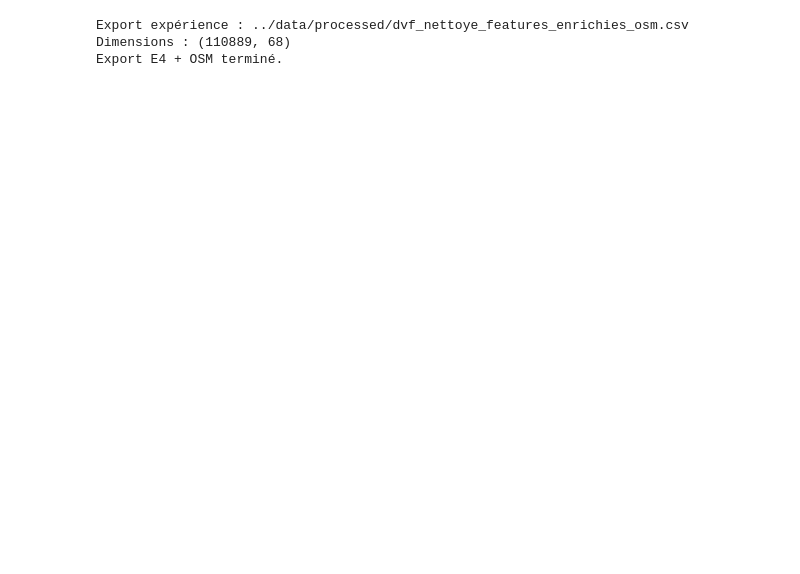
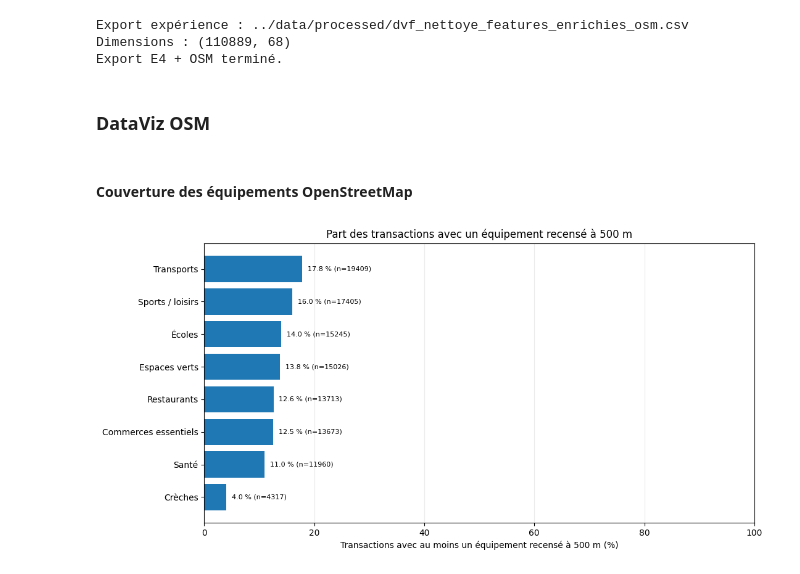
Before and after one commit to DataScientest-Studio/jul26_bds_compagnon_immo, a Jupyter notebook: notebooks/09_dvf_insee_enrichissement_features_osm.ipynb, the cells around one changed output. Cells and saved outputs as stored; diff of their text form; code cells hidden in the pictures; blank space fills up the shorter version.

```diff
--- a/notebooks/07_enrichissement_dvf_insee_features_enrichies_osm.ipynb
+++ b/notebooks/09_dvf_insee_enrichissement_features_osm.ipynb
@@ -429,3 +429,5 @@ E4 + OSM : (110889, 77)
 Export expérience : ../data/processed/dvf_nettoye_features_enrichies_osm.csv
 Dimensions : (110889, 68)
 Export E4 + OSM terminé.
+# %% [markdown]
+### DataViz OSM
@@ -431,0 +465,60 @@ Export E4 + OSM terminé.
+# %% [markdown]
+#### Couverture des équipements OpenStreetMap
+# %%
+osm_counts = {
+    "Crèches": "creches_500m",
+    "Écoles": "ecoles_500m",
+    "Commerces essentiels": "commerces_essentiels_500m",
+    "Restaurants": "restaurants_500m",
+    "Santé": "sante_500m",
+    "Transports": "transports_500m",
+    "Sports / loisirs": "sports_loisirs_500m",
+    "Espaces verts": "espaces_verts_500m",
+}
+
+rows = []
+
+for categorie, colonne in osm_counts.items():
+    comptage = pd.to_numeric(df[colonne], errors="coerce")
+    connus = comptage.dropna()
+    total = len(connus)
+    avec_equipement = (connus > 0).sum()
+
+    rows.append({
+        "Catégorie": categorie,
+        "Part avec équipement (%)": 100 * avec_equipement / total,
+        "Transactions avec équipement": avec_equipement,
+    })
+
+osm_resume = pd.DataFrame(rows).sort_values("Part avec équipement (%)")
+
+fig, ax = plt.subplots(figsize=(11, 5.5))
+
+barres = ax.barh(
+    osm_resume["Catégorie"],
+    osm_resume["Part avec équipement (%)"]
+)
+
+ax.set_xlim(0, 100)
+ax.set_xlabel("Transactions avec au moins un équipement recensé à 500 m (%)")
+ax.set_title("Part des transactions avec un équipement recensé à 500 m")
+ax.grid(axis="x", alpha=0.25)
+ax.set_axisbelow(True)
+
+for barre, pourcentage, effectif in zip(
+    barres,
+    osm_resume["Part avec équipement (%)"],
+    osm_resume["Transactions avec équipement"]
+):
+    ax.text(
+        pourcentage + 1,
+        barre.get_y() + barre.get_height() / 2,
+        f"{pourcentage:.1f} % (n={int(effectif)})",
+        va="center",
+        fontsize=8
+    )
+
+plt.tight_layout()
+plt.show()
+# %% [output]
+[figure, added]
```
Also changed, not shown: parts of 1 cell of this notebook, 9 other files.
